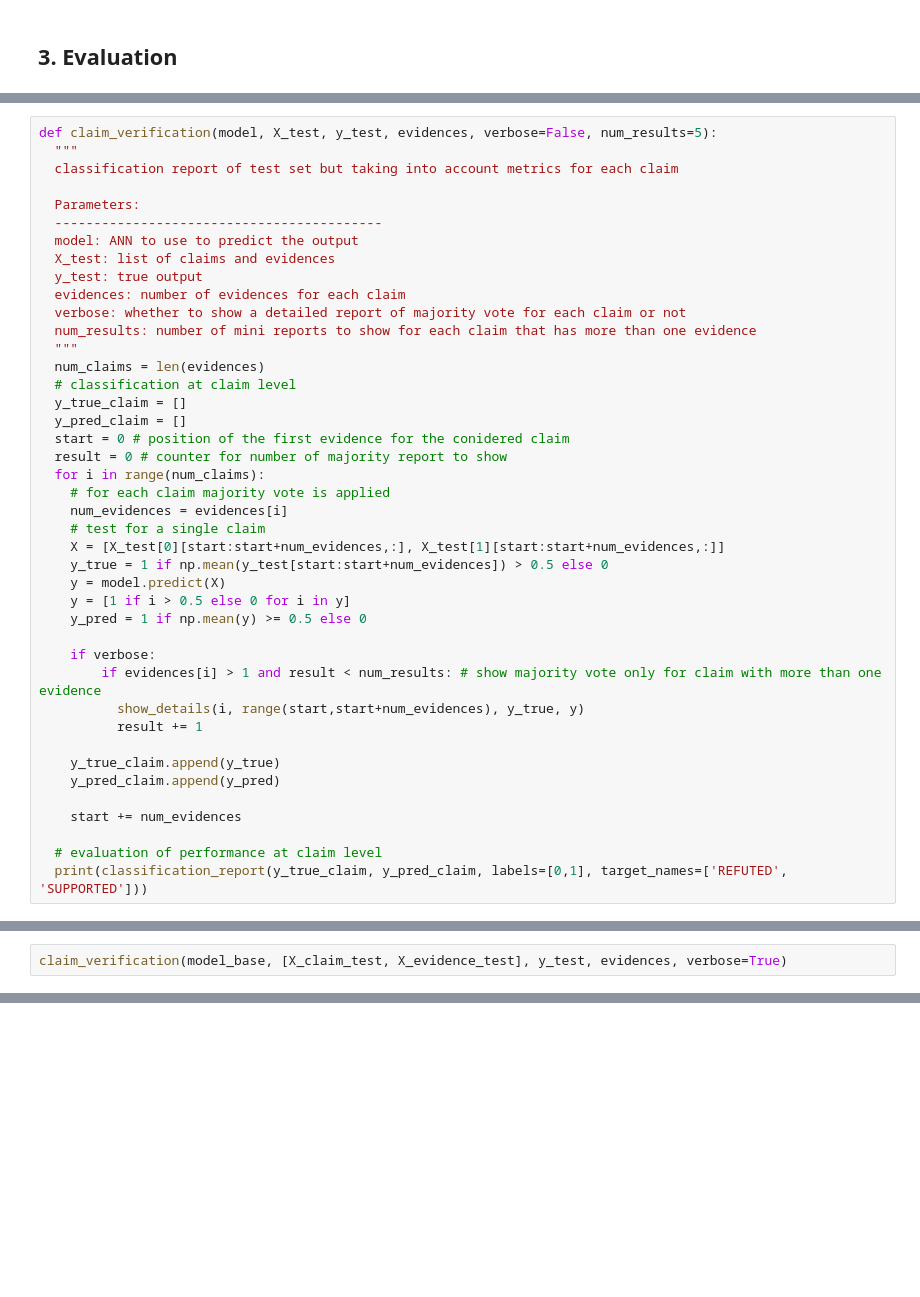
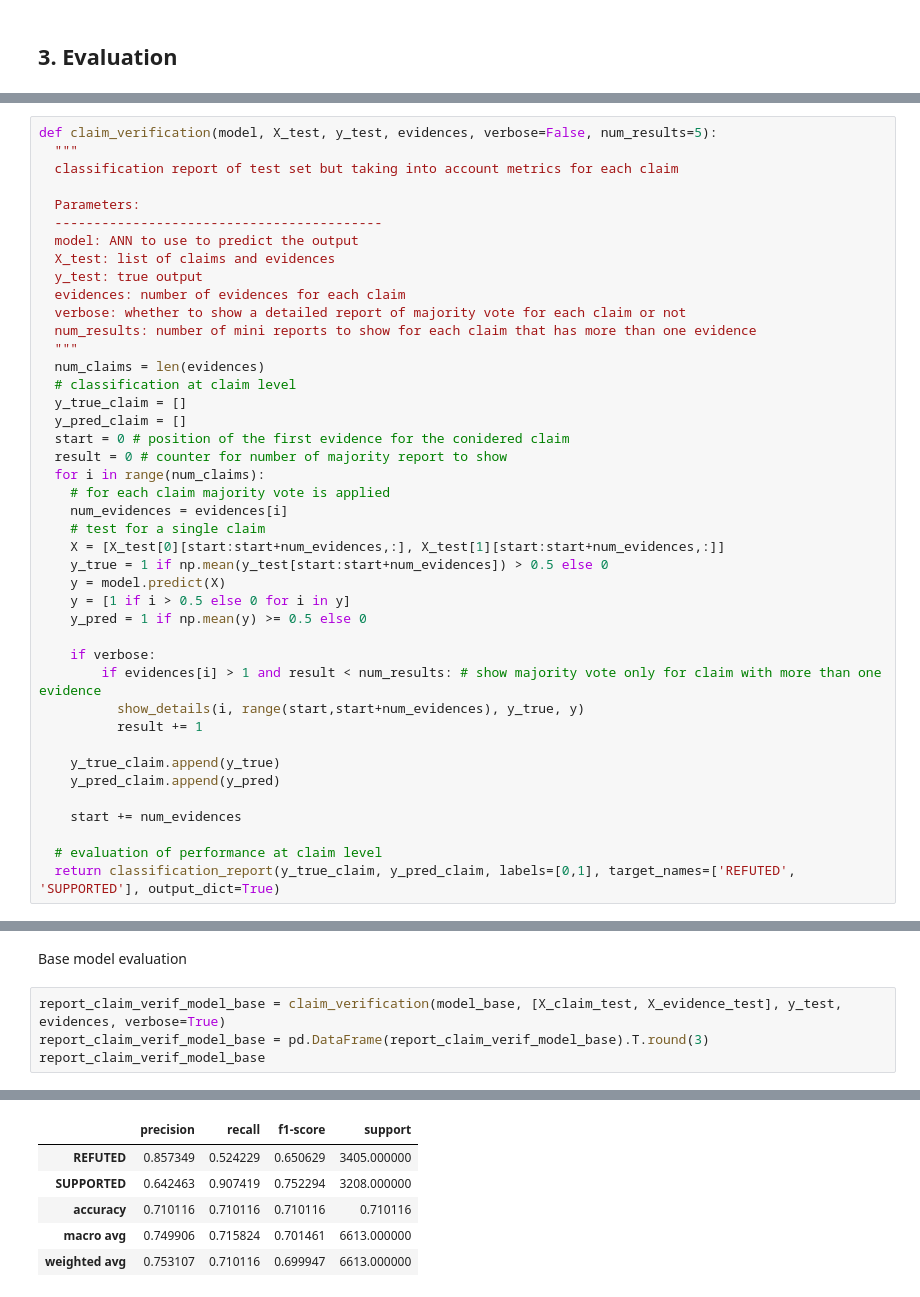
Before and after one commit to TheOnesThatWereAbroad/FactChecking, a Jupyter notebook: FactChecking.ipynb, the cells around one changed output, grey strips where cells are left out. Cells and saved outputs as stored; diff of their text form; blank space fills up the shorter version.

```diff
--- a/FactChecking.ipynb
+++ b/FactChecking.ipynb
@@ -1224,7 +1196,7 @@ def claim_verification(model, X_test, y_test, evidences, verbose=False, num_resu
     start += num_evidences
 
   # evaluation of performance at claim level
-  print(classification_report(y_true_claim, y_pred_claim, labels=[0,1], target_names=['REFUTED', 'SUPPORTED']))
+  return classification_report(y_true_claim, y_pred_claim, labels=[0,1], target_names=['REFUTED', 'SUPPORTED'], output_dict=True)
 # %%
 # evidences for each claim in the test set
 evidences = test_df.groupby(['ID']).size().to_numpy()
@@ -1234,8 +1205,12 @@ more_one_evidence = [num for num in evidences if num > 1]
 print(f"Number of claims with more than one evidence: {len(more_one_evidence)} / {len(evidences)} = {round(len(more_one_evidence) / len(evidences),2) * 100} % ")
 # %% [output]
 Number of claims with more than one evidence: 497 / 6613 = 8.0 %
+# %% [markdown]
+Base model evaluation
 # %%
-claim_verification(model_base, [X_claim_test, X_evidence_test], y_test, evidences, verbose=True)
+report_claim_verif_model_base = claim_verification(model_base, [X_claim_test, X_evidence_test], y_test, evidences, verbose=True)
+report_claim_verif_model_base = pd.DataFrame(report_claim_verif_model_base).T.round(3)
+report_claim_verif_model_base
 # %% [output]
 Claim: c39
 Evidence set: e39,e40,e41
@@ -1256,0 +1232,6 @@ weighted avg       0.75      0.71      0.70      6613
+|  | precision | recall | f1-score | support |
+| REFUTED | 0.857349 | 0.524229 | 0.650629 | 3405.000000 |
+| SUPPORTED | 0.642463 | 0.907419 | 0.752294 | 3208.000000 |
+| accuracy | 0.710116 | 0.710116 | 0.710116 | 0.710116 |
+| macro avg | 0.749906 | 0.715824 | 0.701461 | 6613.000000 |
+| weighted avg | 0.753107 | 0.710116 | 0.699947 | 6613.000000 |
```
Also changed, not shown: parts of 21 cells of this notebook, 1 other file.
